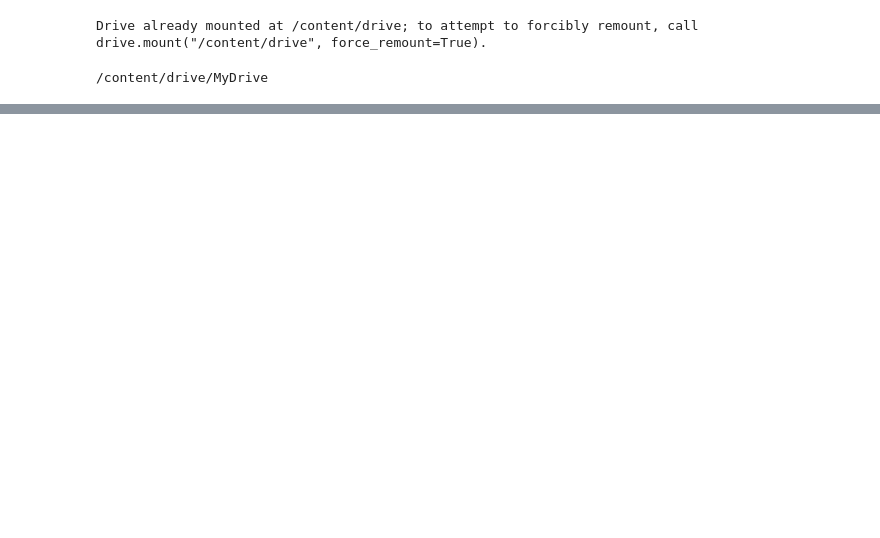
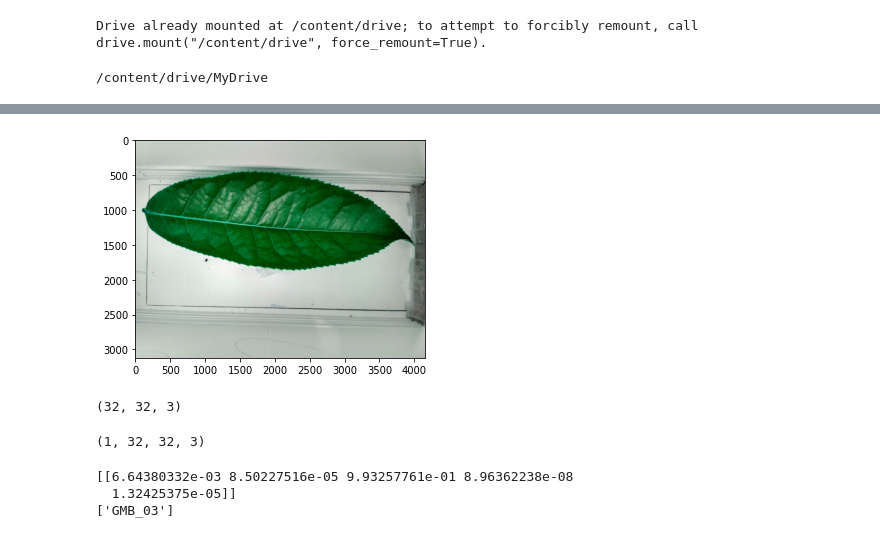
Before and after one commit to bobiroy/tugasdaun, a Jupyter notebook: tugas11.ipynb, the cells around one changed output, grey strips where cells are left out. Saved outputs shown, nothing was run; the diff lists cells and outputs as text; code cells hidden in the pictures; blank space fills up the shorter version.

```diff
--- a/tugas11.ipynb
+++ b/tugas11.ipynb
@@ -140,0 +186,31 @@ print(classification_report(testY.argmax(axis=1),
+# %%
+import cv2
+import matplotlib.pyplot as plt
+image1='model1.jpg'
+# %%
+img_array = cv2.imread(image1)
+plt.imshow(img_array)
+plt.show()
+# print(type(img_array))
+# %% [output]
+[figure, added]
+# %%
+image_testing = Image.open('model1.jpg')
+image_testing = np.array(image_testing.resize((32, 32))) / 255.0
+image_testing.shape
+# %% [output]
+(32, 32, 3)
+# %%
+image_testing = np.expand_dims(image_testing, axis=0)
+print(image_testing.shape)
+# %% [output]
+(1, 32, 32, 3)
+# %%
+
+output = model1.predict(image_testing, 1)
+print(output)
+print(lb.classes_[output.argmax(axis=1)])
+# %% [output]
+[[6.64380332e-03 8.50227516e-05 9.93257761e-01 8.96362238e-08
+  1.32425375e-05]]
+['GMB_03']
```
Also changed, not shown: parts of 14 cells of this notebook.
